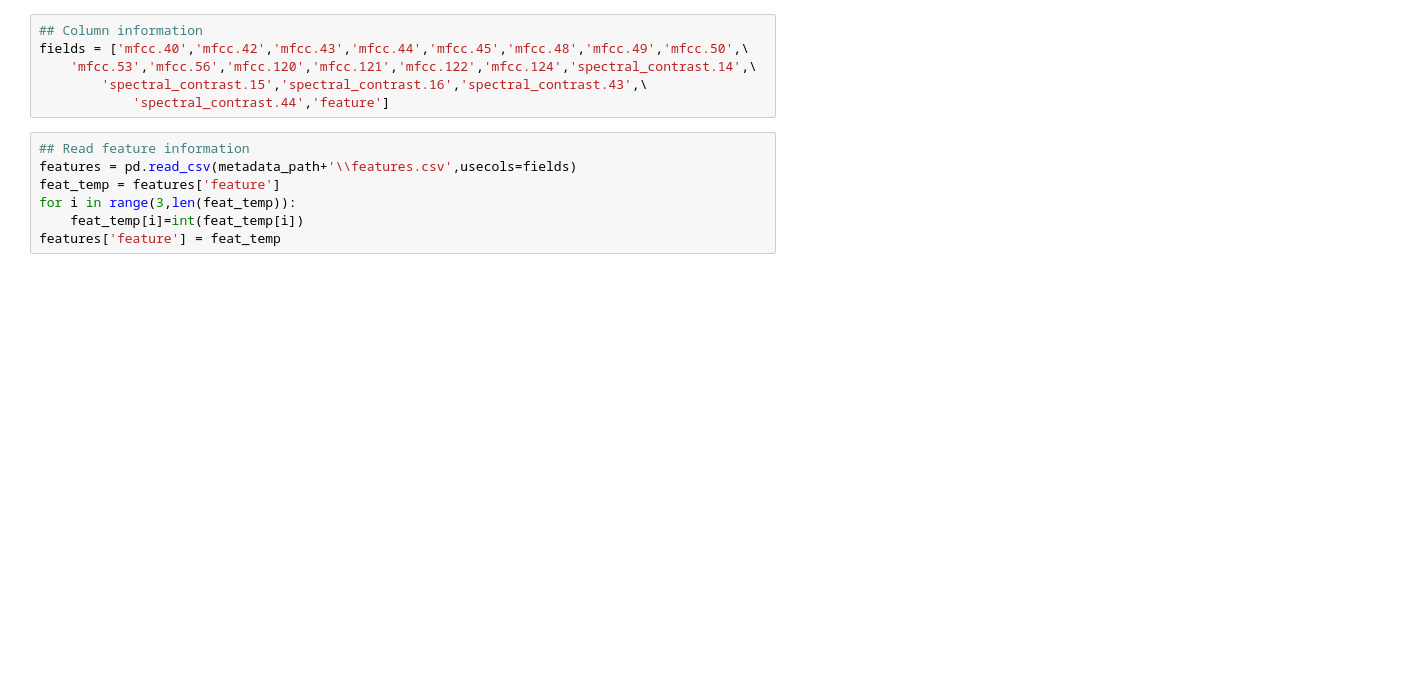
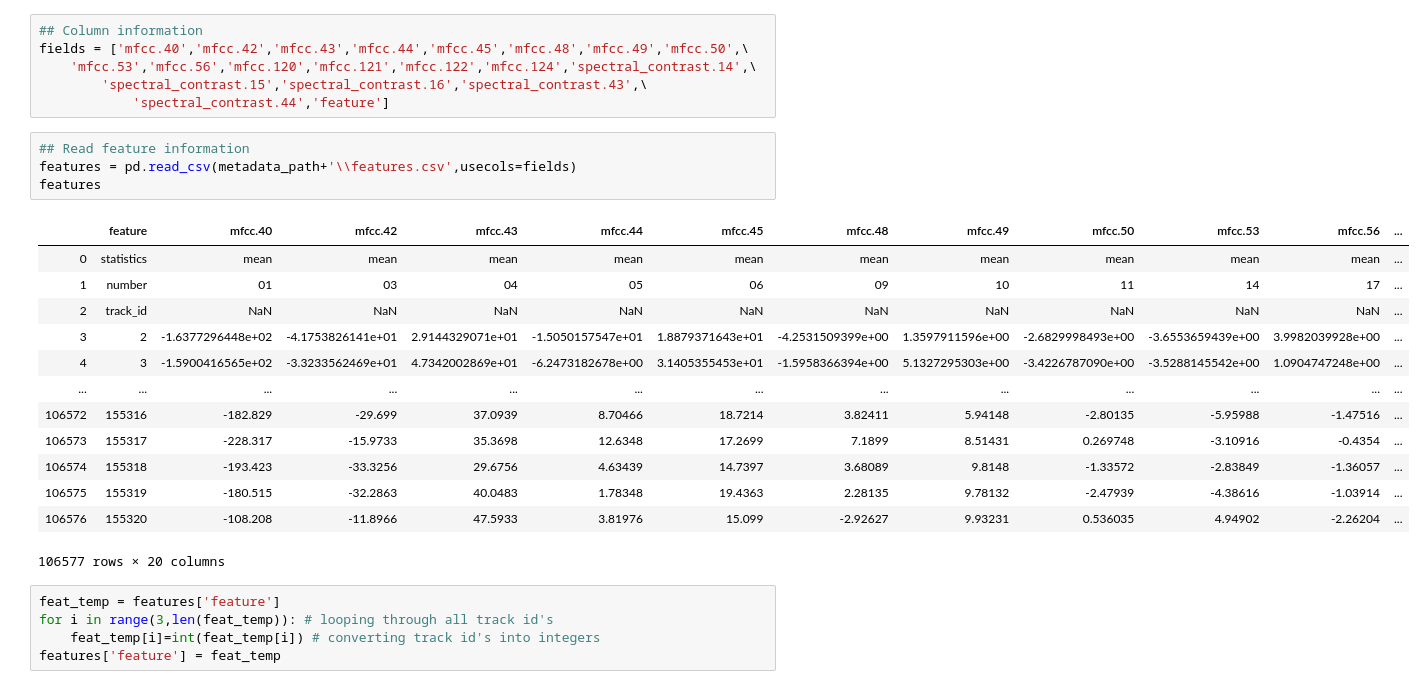
Before and after one commit to adityasant/ECE271Project, a Jupyter notebook: Local Codes and Notebooks/Classifier.ipynb, the cells around one changed output. Cells and saved outputs as stored; diff of their text form; blank space fills up the shorter version.

Commit message:
Obtained a matrix with all relevant track_ids. Now extracting the features based on track_ids

```diff
--- a/Local Codes and Notebooks/Classifier.ipynb
+++ b/Local Codes and Notebooks/Classifier.ipynb
@@ -71,9 +158,25 @@ fields = ['mfcc.40','mfcc.42','mfcc.43','mfcc.44','mfcc.45','mfcc.48','mfcc.49',
 # %%
 ## Read feature information
 features = pd.read_csv(metadata_path+'\\features.csv',usecols=fields)
-feat_temp = features['feature']
-for i in range(3,len(feat_temp)):
-    feat_temp[i]=int(feat_temp[i])
-features['feature'] = feat_temp
+features
+# %% [output]
+|  | feature | mfcc.40 | mfcc.42 | mfcc.43 | mfcc.44 | mfcc.45 | mfcc.48 | mfcc.49 | mfcc.50 | mfcc.53 | mfcc.56 | ... |
+| 0 | statistics | mean | mean | mean | mean | mean | mean | mean | mean | mean | mean | ... |
+| 1 | number | 01 | 03 | 04 | 05 | 06 | 09 | 10 | 11 | 14 | 17 | ... |
+| 2 | track_id | NaN | NaN | NaN | NaN | NaN | NaN | NaN | NaN | NaN | NaN | ... |
+| 3 | 2 | -1.6377296448e+02 | -4.1753826141e+01 | 2.9144329071e+01 | -1.5050157547e+01 | 1.8879371643e+01 | -4.2531509399e+00 | 1.3597911596e+00 | -2.6829998493e+00 | -3.6553659439e+00 | 3.9982039928e+00 | ... |
+| 4 | 3 | -1.5900416565e+02 | -3.3233562469e+01 | 4.7342002869e+01 | -6.2473182678e+00 | 3.1405355453e+01 | -1.5958366394e+00 | 5.1327295303e+00 | -3.4226787090e+00 | -3.5288145542e+00 | 1.0904747248e+00 | ... |
+| ... | ... | ... | ... | ... | ... | ... | ... | ... | ... | ... | ... | ... |
+| 106572 | 155316 | -182.829 | -29.699 | 37.0939 | 8.70466 | 18.7214 | 3.82411 | 5.94148 | -2.80135 | -5.95988 | -1.47516 | ... |
+| 106573 | 155317 | -228.317 | -15.9733 | 35.3698 | 12.6348 | 17.2699 | 7.1899 | 8.51431 | 0.269748 | -3.10916 | -0.4354 | ... |
+| 106574 | 155318 | -193.423 | -33.3256 | 29.6756 | 4.63439 | 14.7397 | 3.68089 | 9.8148 | -1.33572 | -2.83849 | -1.36057 | ... |
+| 106575 | 155319 | -180.515 | -32.2863 | 40.0483 | 1.78348 | 19.4363 | 2.28135 | 9.78132 | -2.47939 | -4.38616 | -1.03914 | ... |
+| 106576 | 155320 | -108.208 | -11.8966 | 47.5933 | 3.81976 | 15.099 | -2.92627 | 9.93231 | 0.536035 | 4.94902 | -2.26204 | ... |
+106577 rows × 20 columns
+# %%
+feat_temp = features['feature']
+for i in range(3,len(feat_temp)): # looping through all track id's
+    feat_temp[i]=int(feat_temp[i]) # converting track id's into integers
+features['feature'] = feat_temp
 # %%
 ## Include code to filter the rows based on the training id
```
Also changed, not shown: parts of 33 cells of this notebook.
